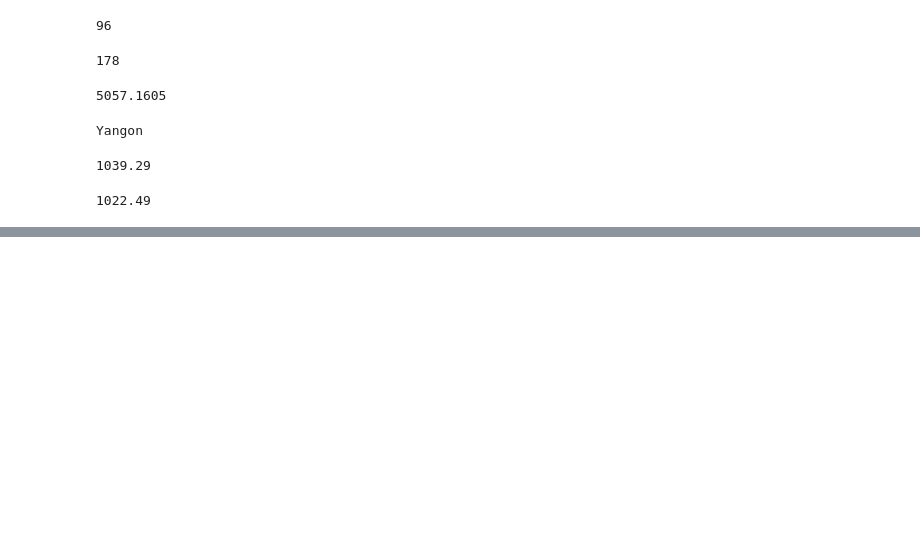
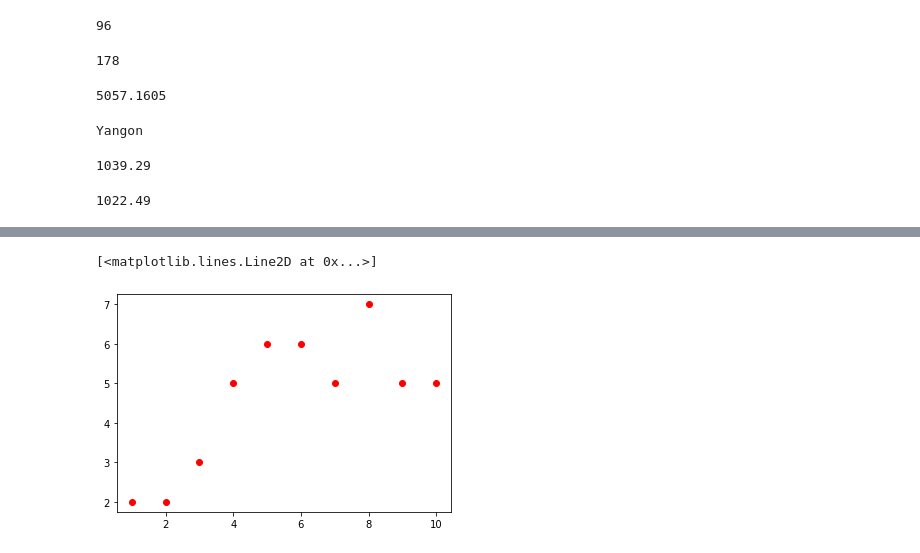
Before and after one commit to mani456256/INT213-K19PV-, a Jupyter notebook: data_anlyisis.ipynb, the cells around one changed output, grey strips where cells are left out. Drawn from its saved outputs; the diff is of its cells as text; code cells hidden in the pictures; blank space fills up the shorter version.

```diff
--- a/data_anlyisis.ipynb
+++ b/data_anlyisis.ipynb
@@ -169,0 +184,5 @@ bf.Total.loc[(bf["City"]=="Mandalay")].max()
+# %%
+mt.plot(a,b,"ro")
+# %% [output]
+[<matplotlib.lines.Line2D at 0x...>]
+[figure, added]
```
Also changed, not shown: parts of 15 cells of this notebook.
